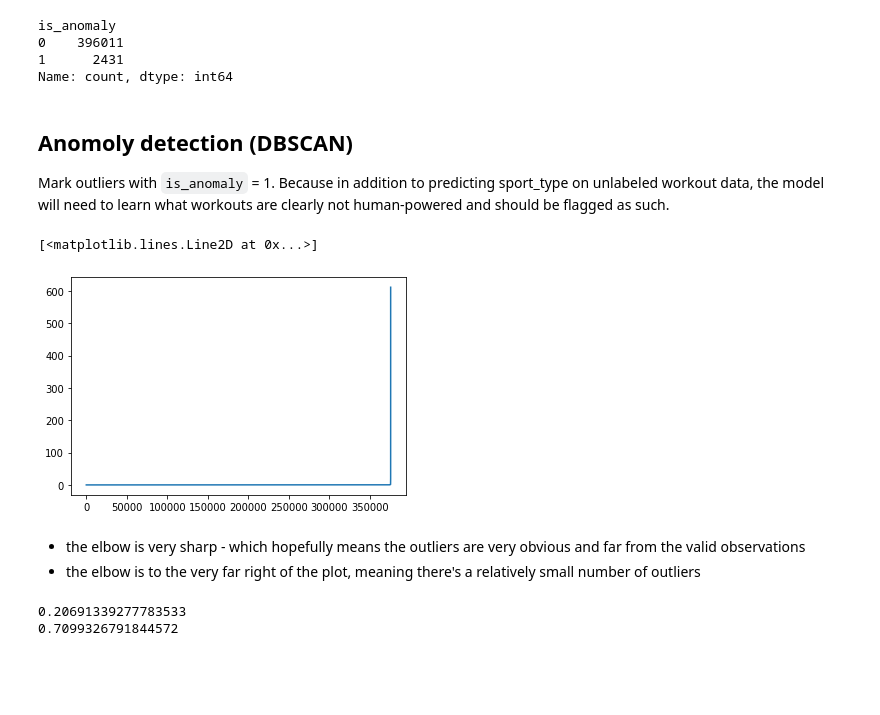
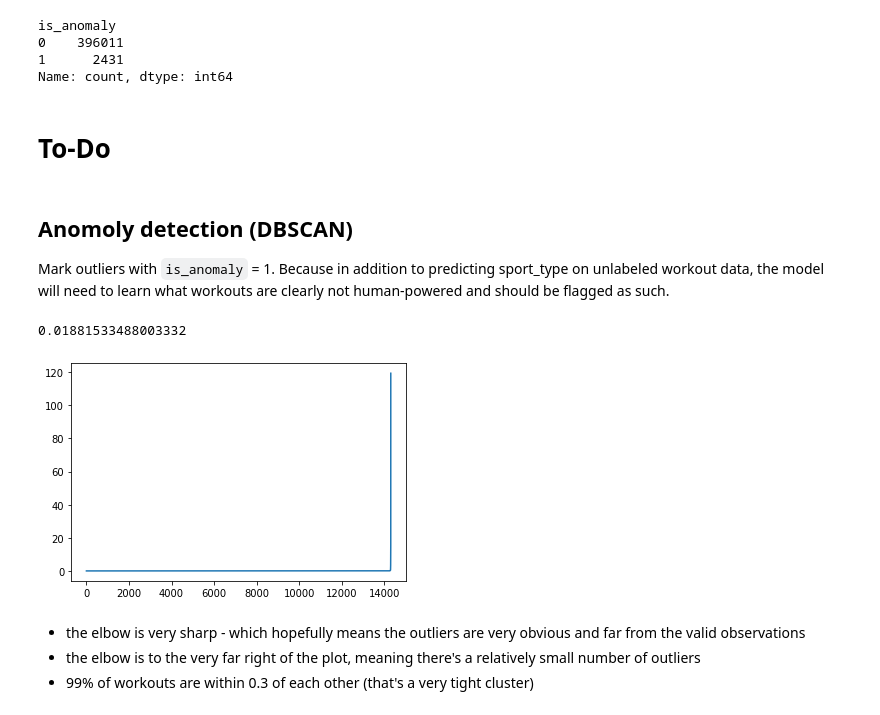
Before and after one commit to OGladfelter/sport-classification-model, a Jupyter notebook: 02-eda.ipynb, the cells around one changed output. Cells and saved outputs as stored; diff of their text form; code cells hidden in the pictures; blank space fills up the shorter version.

```diff
--- a/02-eda.ipynb
+++ b/02-eda.ipynb
@@ -406,6 +406,8 @@ is_anomaly
 0    396011
 1      2431
 Name: count, dtype: int64
+# %% [markdown]
+# To-Do
 # %% [markdown]
 ## Anomoly detection (DBSCAN)
 
@@ -413,30 +415,29 @@ Mark outliers with `is_anomaly` = 1. Because in addition to predicting sport_typ
 # %%
 # k-distance plot to help figure out values for eps and min_samples params
 from sklearn.neighbors import NearestNeighbors
 from sklearn.preprocessing import StandardScaler
 
+sample = df[df['miles'] > 50].copy()
+
 # these are the features we will use to determine if an activity is an outlier (impossibly human?)
-features = ['speed_mph', 'miles', 'elapsed_time', 'moving_time_per', 'total_elevation_gain', 'meters_per_km']
-X = df[features].replace([np.inf, -np.inf], np.nan).dropna()
+features = ['speed_mph', 'miles']
+X = sample[features].replace([np.inf, -np.inf], np.nan).dropna()
 
 scaler = StandardScaler()
 X_scaled = scaler.fit_transform(X)
 
 neighbors = NearestNeighbors(n_neighbors=4)
 neighbors.fit(X_scaled)
 distances, _ = neighbors.kneighbors(X_scaled)
 distances = np.sort(distances[:, 3])
 plt.plot(distances)
+
+# 99% of workouts are within 0.3 of each other (that's a very tight cluster)
+print(distances[int(len(distances) * 0.99)])  # value at 99th percentile
 # %% [output]
-[<matplotlib.lines.Line2D at 0x...>]
+0.01881533488003332
-[figure, old version]
+[figure, new version]
 # %% [markdown]
 - the elbow is very sharp - which hopefully means the outliers are very obvious and far from the valid observations
 - the elbow is to the very far right of the plot, meaning there's a relatively small number of outliers
+- 99% of workouts are within 0.3 of each other (that's a very tight cluster)
-# %%
-# 99% of workouts are within 0.21 of each other (that's a very tight cluster)
-print(distances[int(len(distances) * 0.99)])  # value at 99th percentile
-print(distances[int(len(distances) * 0.999)])
-# %% [output]
-0.20691339277783533
-0.7099326791844572
```
Also changed, not shown: parts of 3 cells of this notebook.
